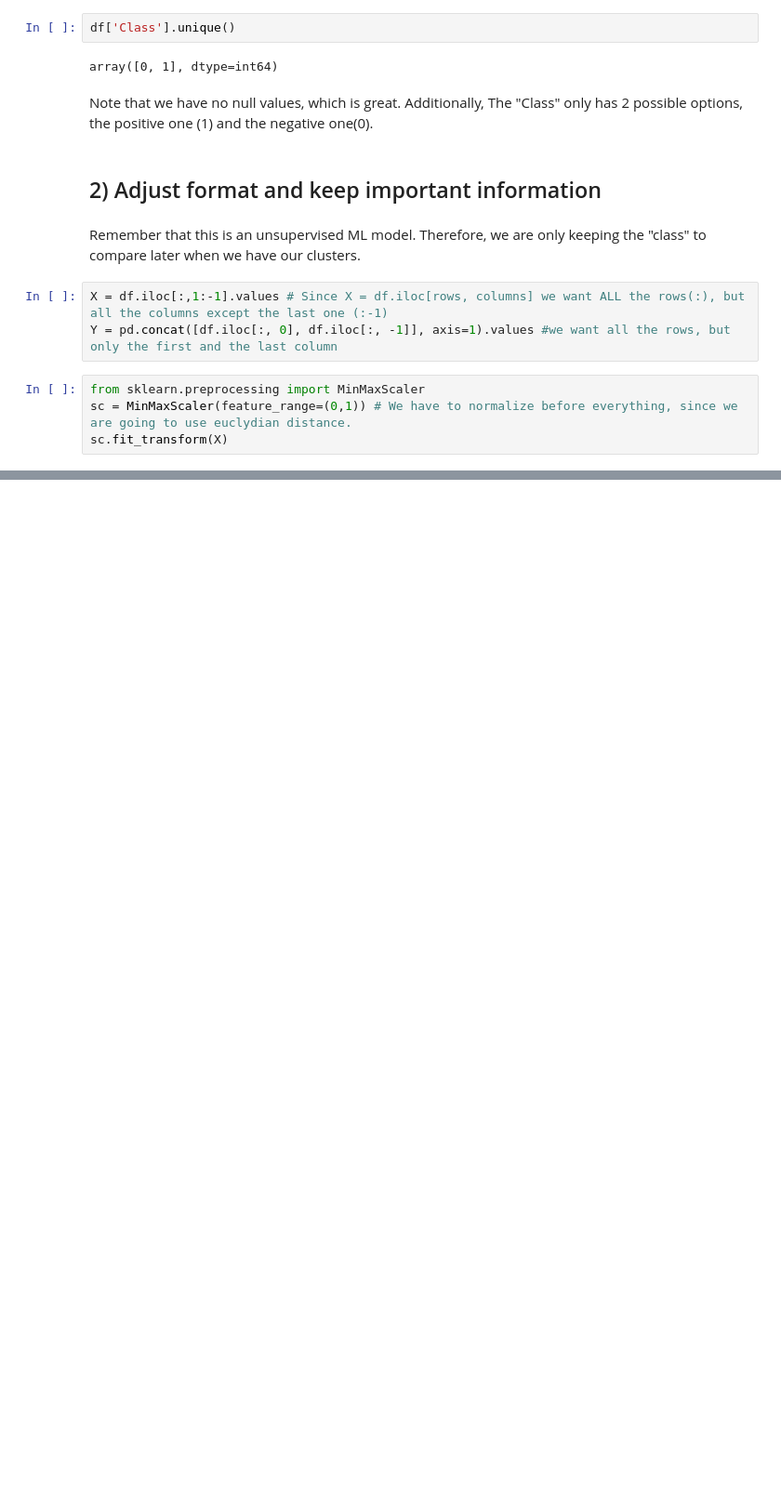
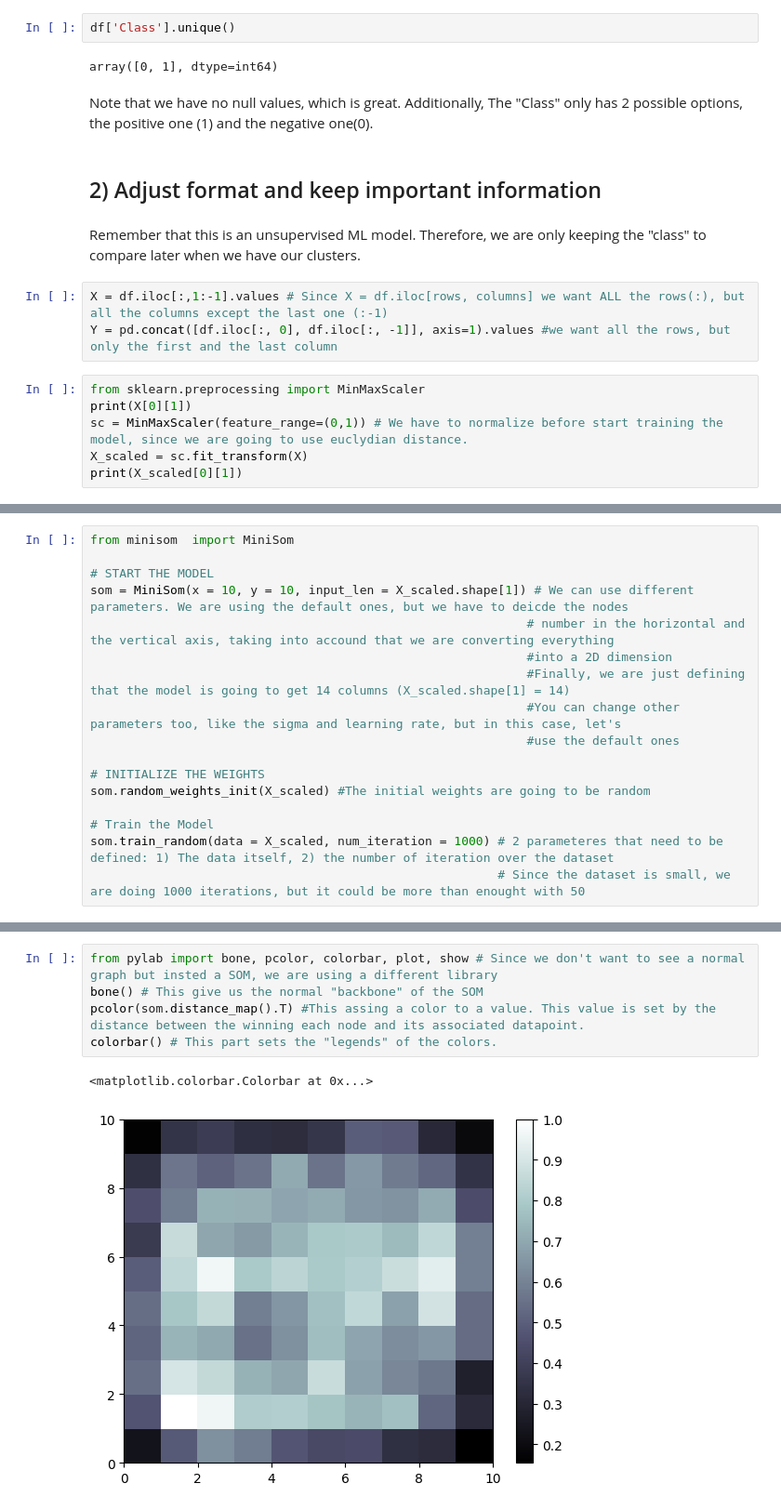
Before and after one commit to aagodoy1/ML-projects-with-explanations-, a Jupyter notebook: Self Organizing Maps/SOM.ipynb, the cells around one changed output, grey strips where cells are left out. Shown: that part at 93% size. Saved outputs shown, nothing was run; the diff lists cells and outputs as text; blank space fills up the shorter version.

```diff
--- a/Self Organizing Maps/SOM.ipynb
+++ b/Self Organizing Maps/SOM.ipynb
@@ -52,5 +52,7 @@ X = df.iloc[:,1:-1].values # Since X = df.iloc[rows, columns] we want ALL the ro
 Y = pd.concat([df.iloc[:, 0], df.iloc[:, -1]], axis=1).values #we want all the rows, but only the first and the last column
 # %%
 from sklearn.preprocessing import MinMaxScaler
-sc = MinMaxScaler(feature_range=(0,1)) # We have to normalize before everything, since we are going to use euclydian distance.
-sc.fit_transform(X)
+print(X[0][1])
+sc = MinMaxScaler(feature_range=(0,1)) # We have to normalize before start training the model, since we are going to use euclydian distance.
+X_scaled = sc.fit_transform(X)
+print(X_scaled[0][1])
@@ -56,0 +64,17 @@ sc.fit_transform(X)
+# %%
+from minisom  import MiniSom
+
+# START THE MODEL
+som = MiniSom(x = 10, y = 10, input_len = X_scaled.shape[1]) # We can use different parameters. We are using the default ones, but we have to deicde the nodes
+                                                            # number in the horizontal and the vertical axis, taking into accound that we are converting everything
+                                                            #into a 2D dimension
+                                                            #Finally, we are just defining that the model is going to get 14 columns (X_scaled.shape[1] = 14)
+                                                            #You can change other parameters too, like the sigma and learning rate, but in this case, let's
+                                                            #use the default ones
+
+# INITIALIZE THE WEIGHTS
+som.random_weights_init(X_scaled) #The initial weights are going to be random
+
+# Train the Model
+som.train_random(data = X_scaled, num_iteration = 1000) # 2 parameteres that need to be defined: 1) The data itself, 2) the number of iteration over the dataset
+                                                        # Since the dataset is small, we are doing 1000 iterations, but it could be more than enought with 50
@@ -56,0 +83,8 @@ sc.fit_transform(X)
+# %%
+from pylab import bone, pcolor, colorbar, plot, show # Since we don't want to see a normal graph but insted a SOM, we are using a different library
+bone() # This give us the normal "backbone" of the SOM
+pcolor(som.distance_map().T) #This assing a color to a value. This value is set by the distance between the winning each node and its associated datapoint.
+colorbar() # This part sets the "legends" of the colors.
+# %% [output]
+<matplotlib.colorbar.Colorbar at 0x...>
+[figure, added]
```
Also changed, not shown: parts of 5 cells of this notebook.
